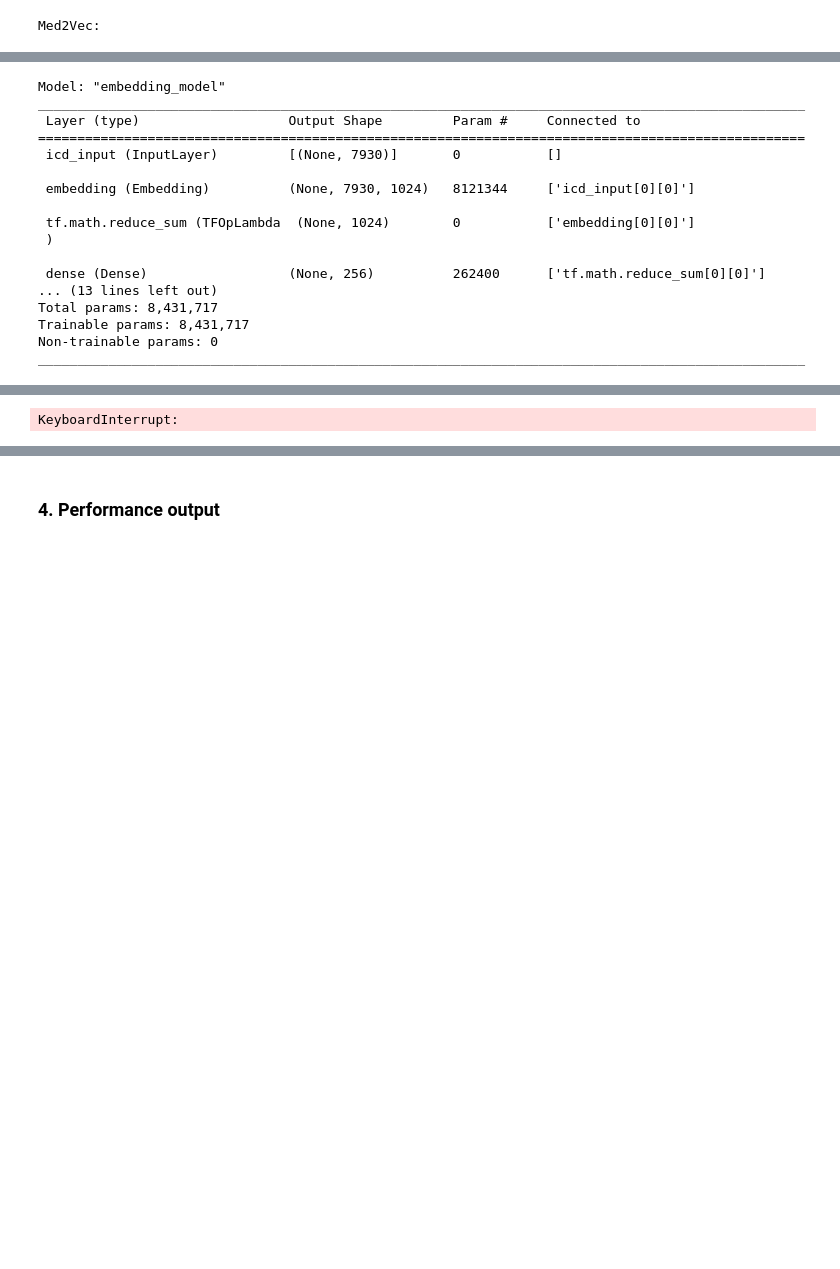
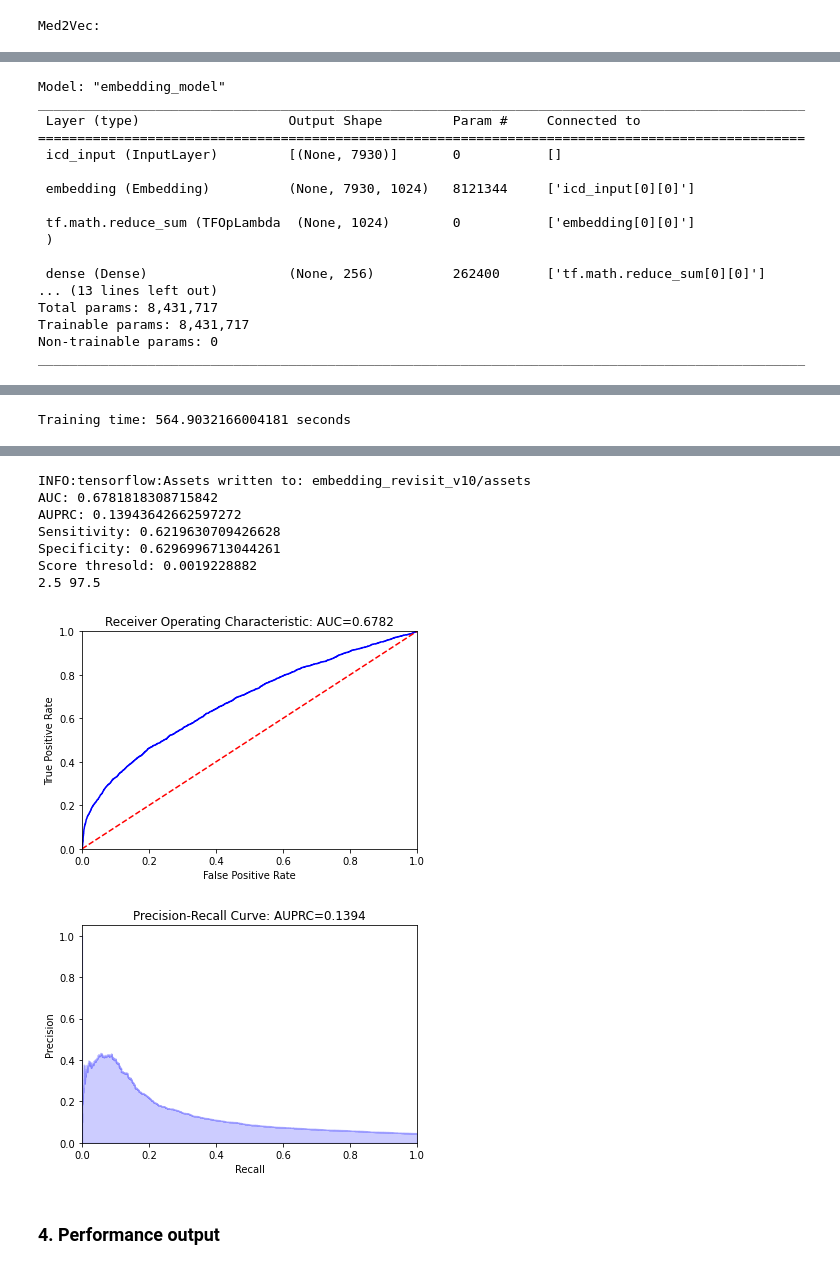
Before and after one commit to nliulab/mimic4ed-benchmark, a Jupyter notebook: Benchmark_scripts/Task_3_Model_72h_ed_revisit_disposition.ipynb, the cells around one changed output, grey strips where cells are left out. Cells and saved outputs as stored; diff of their text form; code cells hidden in the pictures; blank space fills up the shorter version.

```diff
--- a/Benchmark_scripts/Task_3_Model_72h_ed_revisit_disposition.ipynb
+++ b/Benchmark_scripts/Task_3_Model_72h_ed_revisit_disposition.ipynb
@@ -295,7 +295,7 @@ train_gen, test_gen = setup_embedding_data(df_train_embed, df_test_embed, X_trai
 Med2Vec:
 # %%
 # To train from scratch, set load_model to None
-load_model = None #"embedding_revisit_"+version
+load_model = "embedding_revisit_"+version
 save_model = "embedding_revisit_"+version
 
 if load_model:
@@ -348 +348 @@ ________________________________________________________________________________
-KeyboardInterrupt:
+Training time: 564.9032166004181 seconds
@@ -349,3 +350,12 @@ KeyboardInterrupt:
+INFO:tensorflow:Assets written to: embedding_revisit_v10/assets
+AUC: 0.6781818308715842
+AUPRC: 0.13943642662597272
+Sensitivity: 0.6219630709426628
+Specificity: 0.6296996713044261
+Score thresold: 0.0019228882
+2.5 97.5
+[figure, added]
+[figure, added]
 # %% [markdown]
 ### 4. Performance output
 # %%
```
Also changed, not shown: parts of 10 cells of this notebook, 2 other files.
